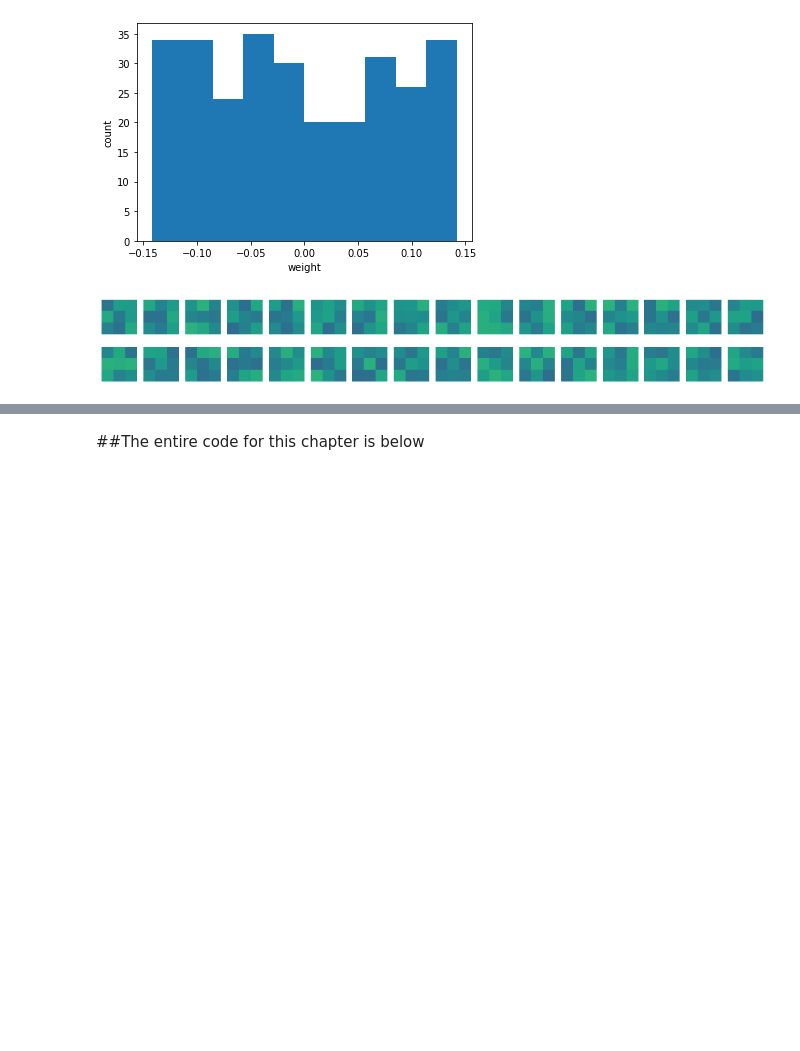
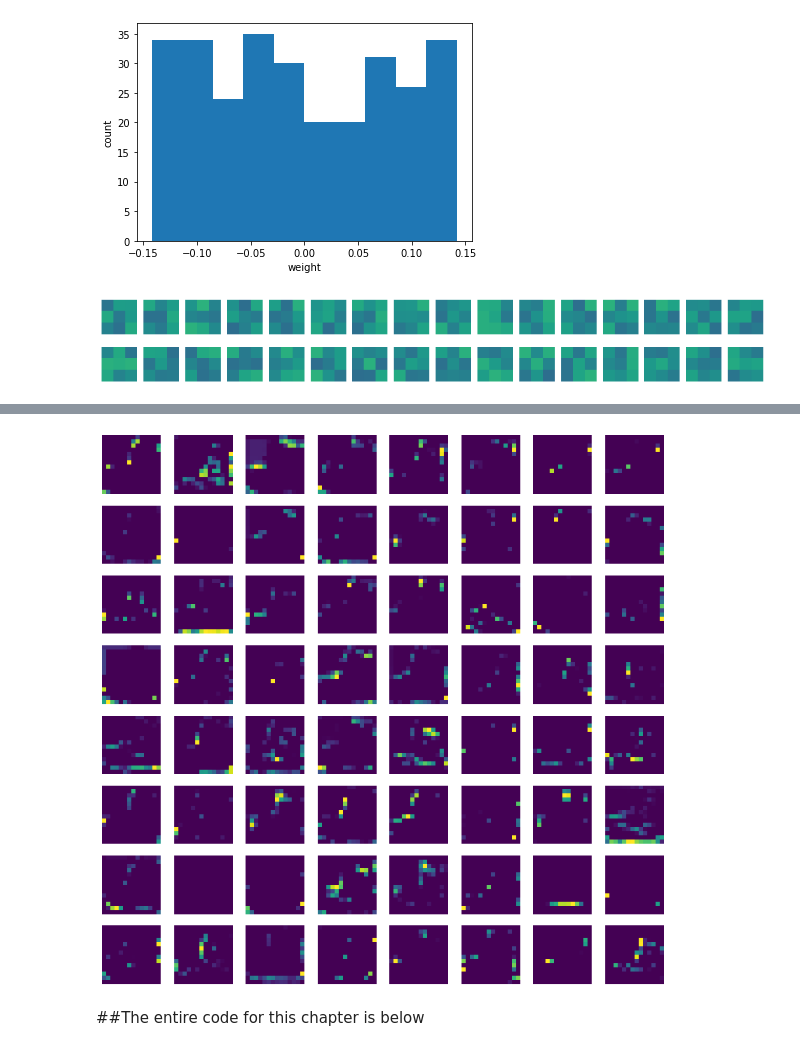
Before and after one commit to newjoseph/HG_MLDL, a Jupyter notebook: 8_3VisualizationConvolutionNeuralNetwork.ipynb, the cells around one changed output, grey strips where cells are left out. Saved outputs shown, nothing was run; the diff lists cells and outputs as text; code cells hidden in the pictures; blank space fills up the shorter version.

```diff
--- a/8_3VisualizationConvolutionNeuralNetwork.ipynb
+++ b/8_3VisualizationConvolutionNeuralNetwork.ipynb
@@ -130,2 +180,11 @@ plt.show()
+# %%
+fig, axs = plt.subplots(8, 8, figsize=(12,12))
+for i in range(8):
+  for j in range(8):
+    axs[i, j].imshow(feature_maps[0,:,:,i*8 + j])
+    axs[i, j].axis('off')
+plt.show()
+# %% [output]
+[figure, added]
 # %% [markdown]
 ##The entire code for this chapter is below
```
Also changed, not shown: parts of 15 cells of this notebook.
